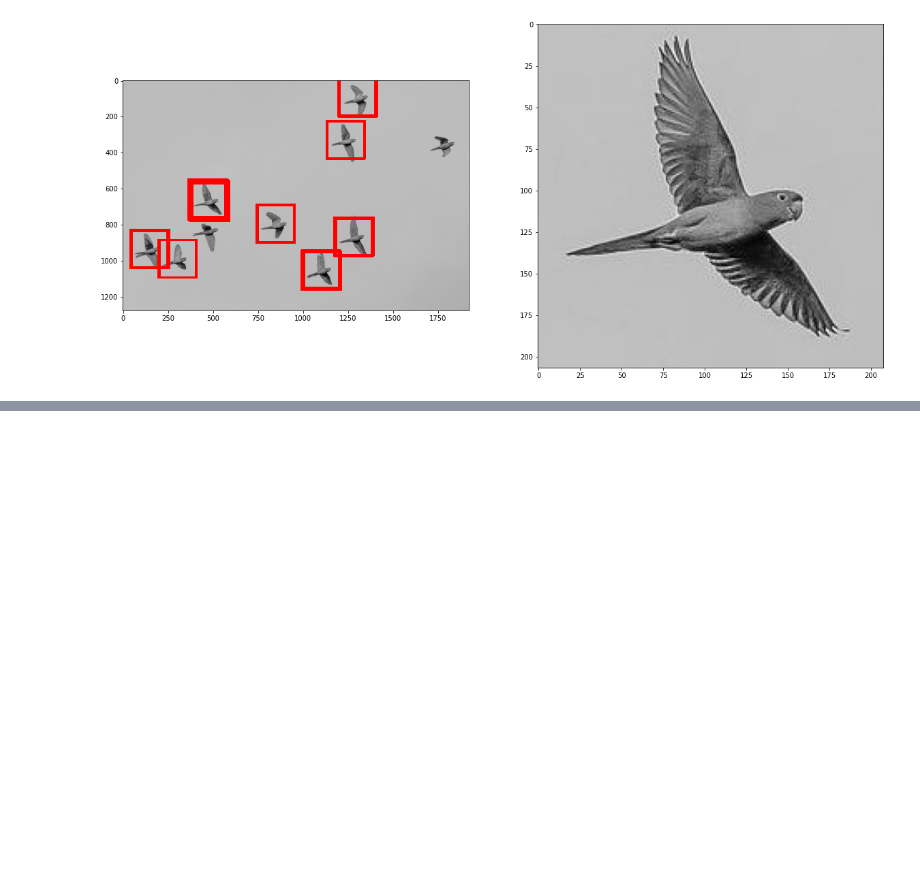
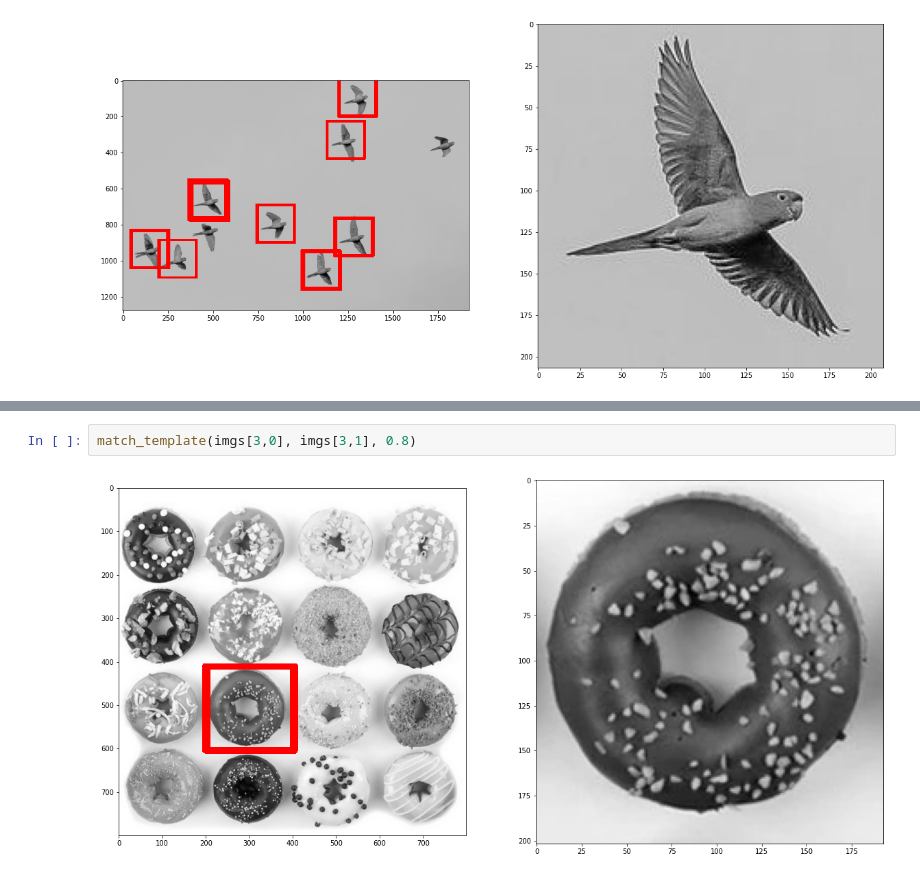
Before and after one commit to enriqueteles/SCC0251---Object-recognition, a Jupyter notebook: Object recognition.ipynb, the cells around one changed output, grey strips where cells are left out. Cells and saved outputs as stored; diff of their text form; blank space fills up the shorter version.

```diff
--- a/Object recognition.ipynb
+++ b/Object recognition.ipynb
@@ -139,0 +164,4 @@ print_corr_img(img, corr, template, 0.6)
+# %%
+match_template(imgs[3,0], imgs[3,1], 0.8)
+# %% [output]
+[figure, added]
```
Also changed, not shown: parts of 4 cells of this notebook.
